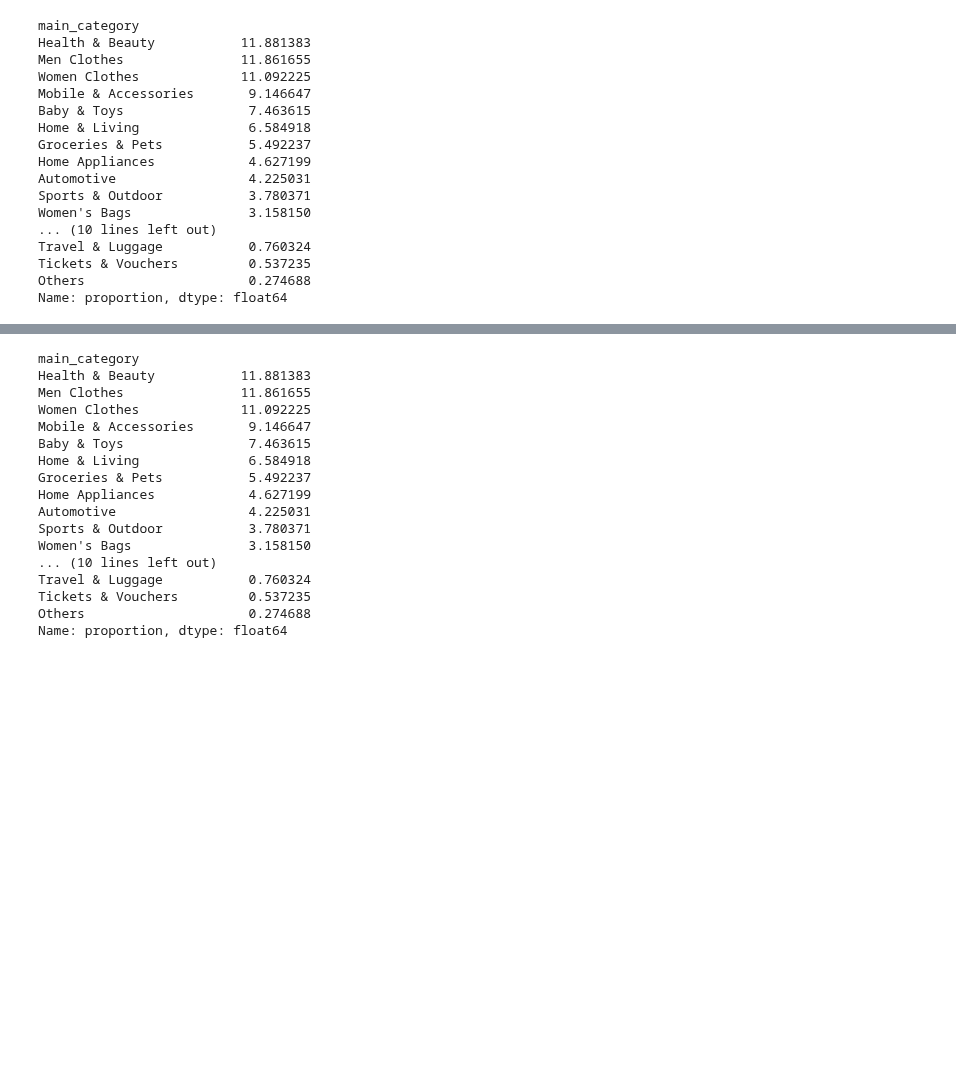
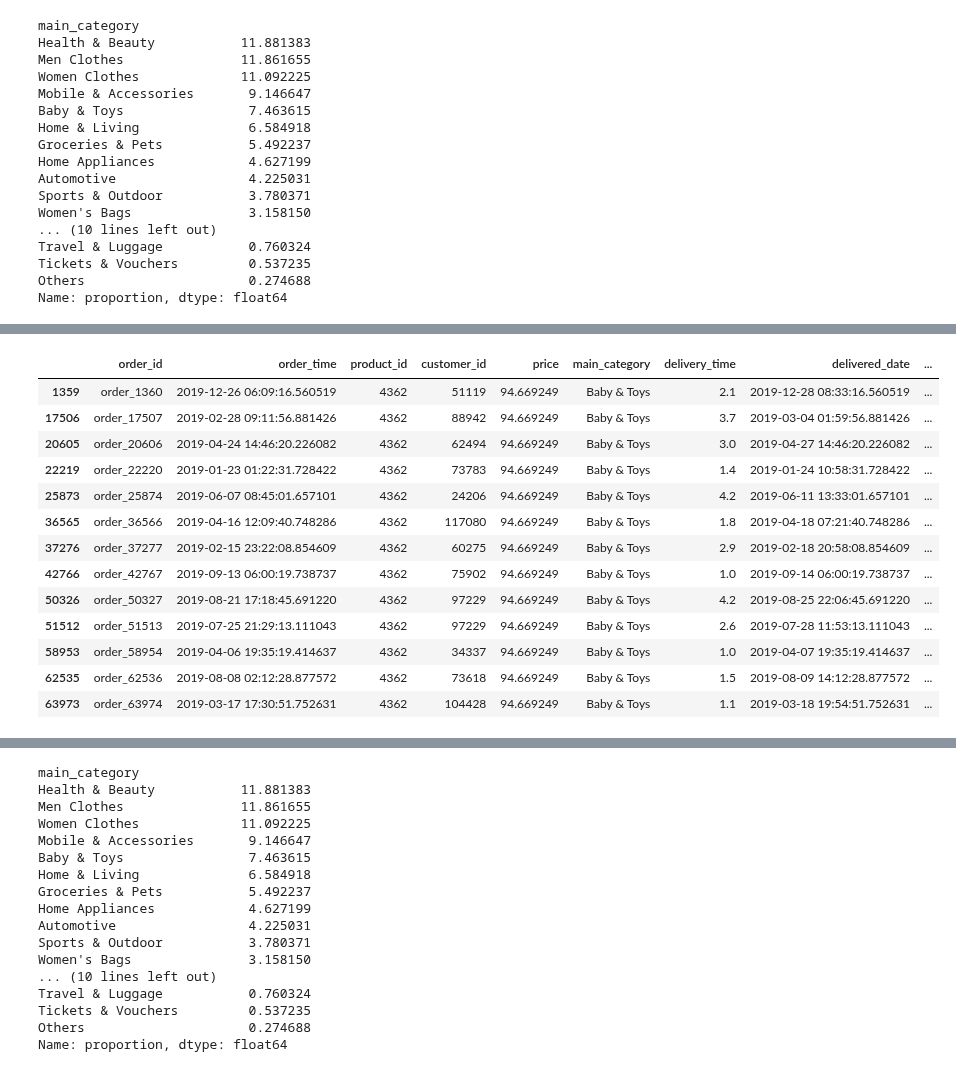
Before and after one commit to 7-teens/7-teens-DSA3101-2410-Project, a Jupyter notebook: Data Preparation/Data_Preparation_1.ipynb, the cells around one changed output, grey strips where cells are left out. Cells and saved outputs as stored; diff of their text form; code cells hidden in the pictures; blank space fills up the shorter version.

```diff
--- a/Data Preparation/Data_Preparation_1.ipynb
+++ b/Data Preparation/Data_Preparation_1.ipynb
@@ -117,4 +138,22 @@ delivery
 65893 rows × 9 columns
+# %%
+delivery.product_id.value_counts()
+delivery[delivery.product_id == 4362]
+# %% [output]
+|  | order_id | order_time | product_id | customer_id | price | main_category | delivery_time | delivered_date | ... |
+| 1359 | order_1360 | 2019-12-26 06:09:16.560519 | 4362 | 51119 | 94.669249 | Baby & Toys | 2.1 | 2019-12-28 08:33:16.560519 | ... |
+| 17506 | order_17507 | 2019-02-28 09:11:56.881426 | 4362 | 88942 | 94.669249 | Baby & Toys | 3.7 | 2019-03-04 01:59:56.881426 | ... |
+| 20605 | order_20606 | 2019-04-24 14:46:20.226082 | 4362 | 62494 | 94.669249 | Baby & Toys | 3.0 | 2019-04-27 14:46:20.226082 | ... |
+| 22219 | order_22220 | 2019-01-23 01:22:31.728422 | 4362 | 73783 | 94.669249 | Baby & Toys | 1.4 | 2019-01-24 10:58:31.728422 | ... |
+| 25873 | order_25874 | 2019-06-07 08:45:01.657101 | 4362 | 24206 | 94.669249 | Baby & Toys | 4.2 | 2019-06-11 13:33:01.657101 | ... |
+| 36565 | order_36566 | 2019-04-16 12:09:40.748286 | 4362 | 117080 | 94.669249 | Baby & Toys | 1.8 | 2019-04-18 07:21:40.748286 | ... |
+| 37276 | order_37277 | 2019-02-15 23:22:08.854609 | 4362 | 60275 | 94.669249 | Baby & Toys | 2.9 | 2019-02-18 20:58:08.854609 | ... |
+| 42766 | order_42767 | 2019-09-13 06:00:19.738737 | 4362 | 75902 | 94.669249 | Baby & Toys | 1.0 | 2019-09-14 06:00:19.738737 | ... |
+| 50326 | order_50327 | 2019-08-21 17:18:45.691220 | 4362 | 97229 | 94.669249 | Baby & Toys | 4.2 | 2019-08-25 22:06:45.691220 | ... |
+| 51512 | order_51513 | 2019-07-25 21:29:13.111043 | 4362 | 97229 | 94.669249 | Baby & Toys | 2.6 | 2019-07-28 11:53:13.111043 | ... |
+| 58953 | order_58954 | 2019-04-06 19:35:19.414637 | 4362 | 34337 | 94.669249 | Baby & Toys | 1.0 | 2019-04-07 19:35:19.414637 | ... |
+| 62535 | order_62536 | 2019-08-08 02:12:28.877572 | 4362 | 73618 | 94.669249 | Baby & Toys | 1.5 | 2019-08-09 14:12:28.877572 | ... |
+| 63973 | order_63974 | 2019-03-17 17:30:51.752631 | 4362 | 104428 | 94.669249 | Baby & Toys | 1.1 | 2019-03-18 19:54:51.752631 | ... |
 # %%
 (delivery.delivery_time > 2).value_counts(normalize=True)*100
 # %% [output]
```
Also changed, not shown: parts of 8 cells of this notebook.
